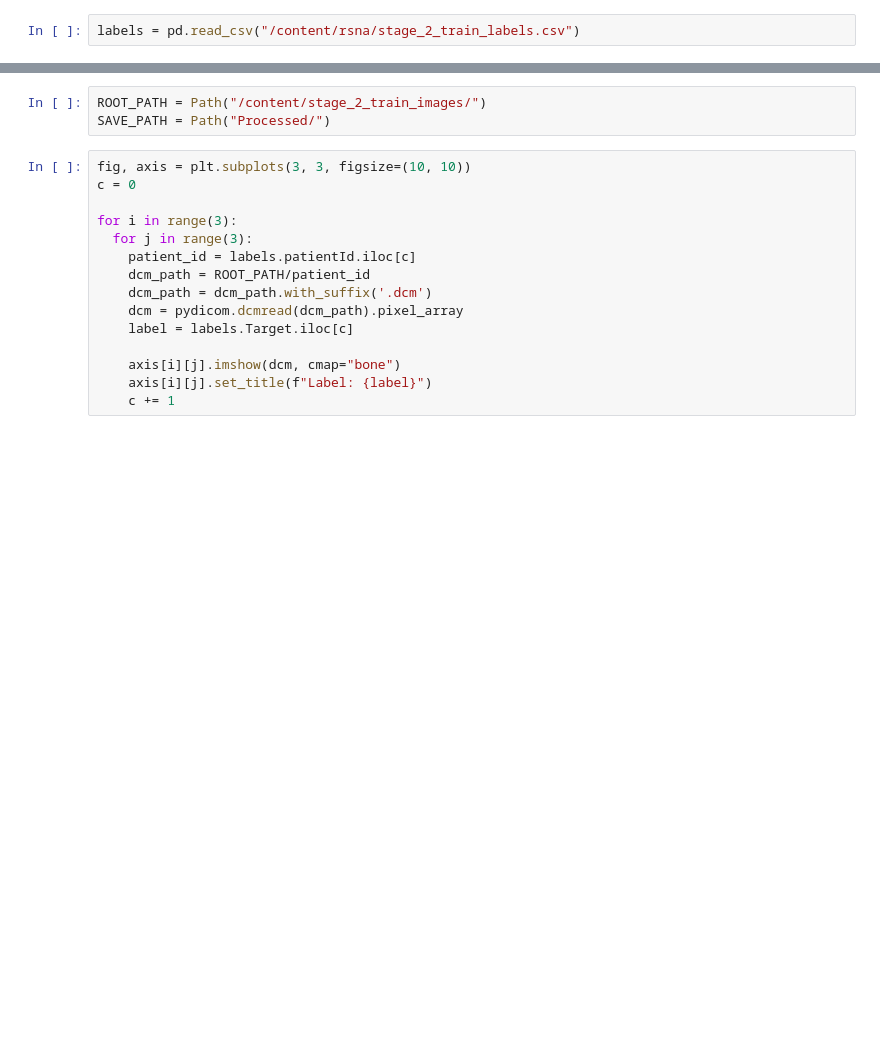
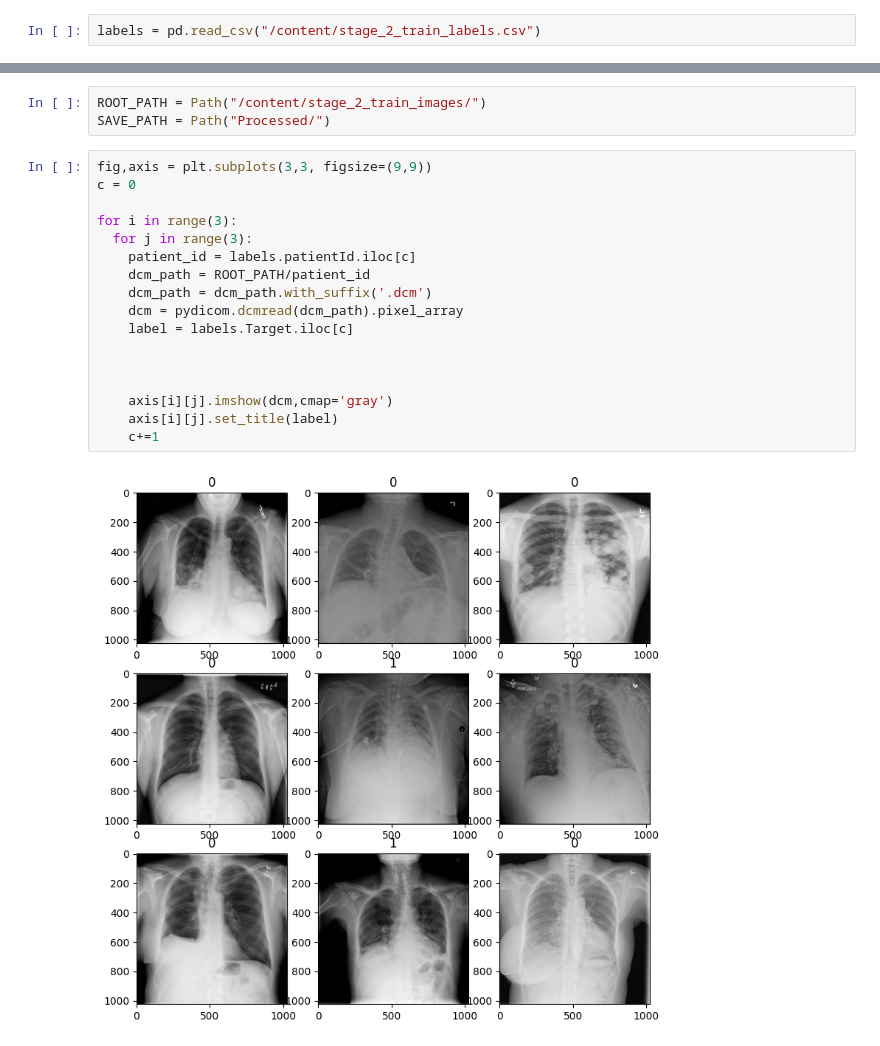
Before and after one commit to Chosencodes/Medical-Imaging-Projects, a Jupyter notebook: Pneumonia_Detection.ipynb, the cells around one changed output, grey strips where cells are left out. Drawn from its saved outputs; the diff is of its cells as text; blank space fills up the shorter version.

```diff
--- a/Pneumonia_Detection.ipynb
+++ b/Pneumonia_Detection.ipynb
@@ -33,4 +78,4 @@ print(os.listdir('/content/rsna/'))
 # %%
-labels = pd.read_csv("/content/rsna/stage_2_train_labels.csv")
+labels = pd.read_csv("/content/stage_2_train_labels.csv")
 # %%
 labels.head(6)
@@ -42,20 +103,24 @@ labels.head(6)
 ROOT_PATH = Path("/content/stage_2_train_images/")
 SAVE_PATH = Path("Processed/")
 # %%
-fig, axis = plt.subplots(3, 3, figsize=(10, 10))
+fig,axis = plt.subplots(3,3, figsize=(9,9))
 c = 0
 
 for i in range(3):
   for j in range(3):
     patient_id = labels.patientId.iloc[c]
     dcm_path = ROOT_PATH/patient_id
     dcm_path = dcm_path.with_suffix('.dcm')
     dcm = pydicom.dcmread(dcm_path).pixel_array
     label = labels.Target.iloc[c]
 
-    axis[i][j].imshow(dcm, cmap="bone")
-    axis[i][j].set_title(f"Label: {label}")
-    c += 1
+
+
+    axis[i][j].imshow(dcm,cmap='gray')
+    axis[i][j].set_title(label)
+    c+=1
+# %% [output]
+[figure, added]
 # %%
 sums = 0
 sums_squared = 0
```
Also changed, not shown: parts of 25 cells of this notebook.
